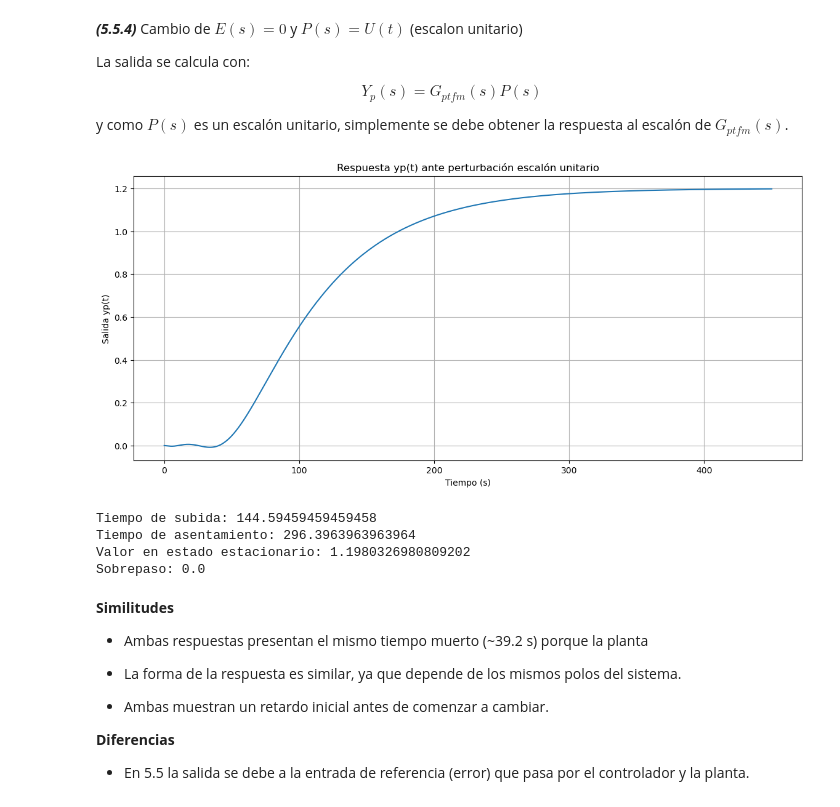
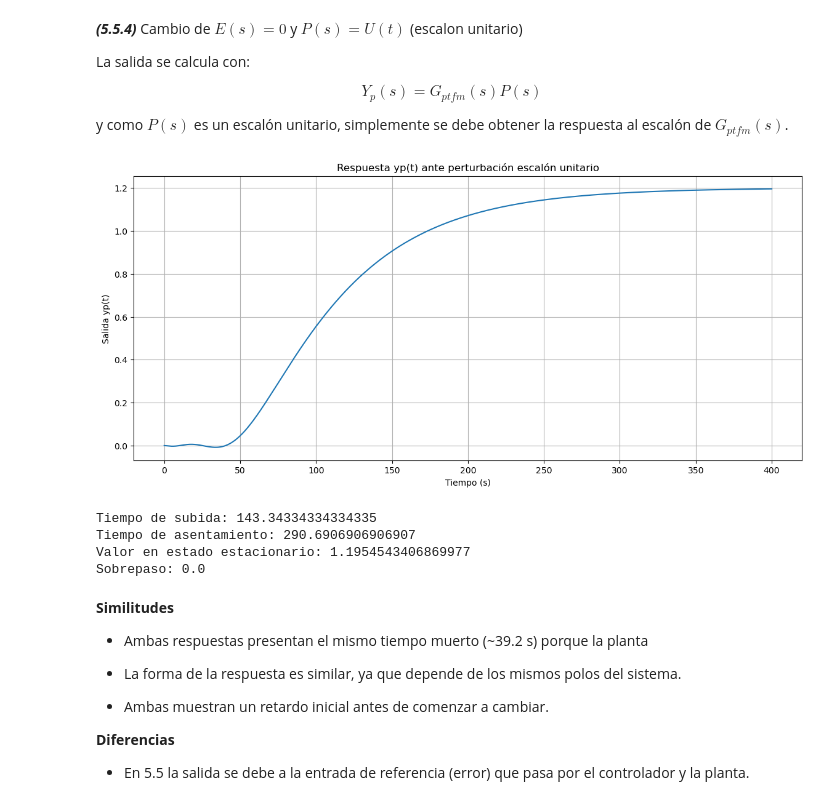
Before and after one commit to navalgoose4/SCL-2026I, a Jupyter notebook: LAB_2/lab2.ipynb, the cells around one changed output. Saved outputs shown, nothing was run; the diff lists cells and outputs as text; code cells hidden in the pictures.

```diff
--- a/LAB_2/lab2.ipynb
+++ b/LAB_2/lab2.ipynb
@@ -650,33 +646,33 @@ $$
 y como $P(s)$ es un escalón unitario, simplemente se debe obtener la respuesta al escalón de $G_{p t f m}(s)$.
 # %%
 # vector de tiempo
-t = np.linspace(0, 450, 1000)
+t = np.linspace(0, 400, 1000)
 
 # respuesta temporal yp(t)
 t_resp, yp = cs.step_response(Gptfm, T=t)
 
 # nueva ventana de figura
 plt.figure(figsize=(14,6))
 
 plt.plot(t_resp, yp)
 plt.title("Respuesta yp(t) ante perturbación escalón unitario")
 plt.xlabel("Tiempo (s)")
 plt.ylabel("Salida yp(t)")
 plt.grid()
 
 plt.show()
 
 # métricas de la respuesta
 info = cs.step_info(yp, T=t_resp)
 print("Tiempo de subida:", info['RiseTime'])
 print("Tiempo de asentamiento:", info['SettlingTime'])
 print("Valor en estado estacionario:", info['SteadyStateValue'])
 print("Sobrepaso:", info['Overshoot'])
 # %% [output]
-[figure, old version]
+[figure, new version]
-Tiempo de subida: 144.59459459459458
-Tiempo de asentamiento: 296.3963963963964
-Valor en estado estacionario: 1.1980326980809202
+Tiempo de subida: 143.34334334334335
+Tiempo de asentamiento: 290.6906906906907
+Valor en estado estacionario: 1.1954543406869977
 Sobrepaso: 0.0
 # %% [markdown]
 **Similitudes**
```
Also changed, not shown: parts of 11 cells of this notebook.
